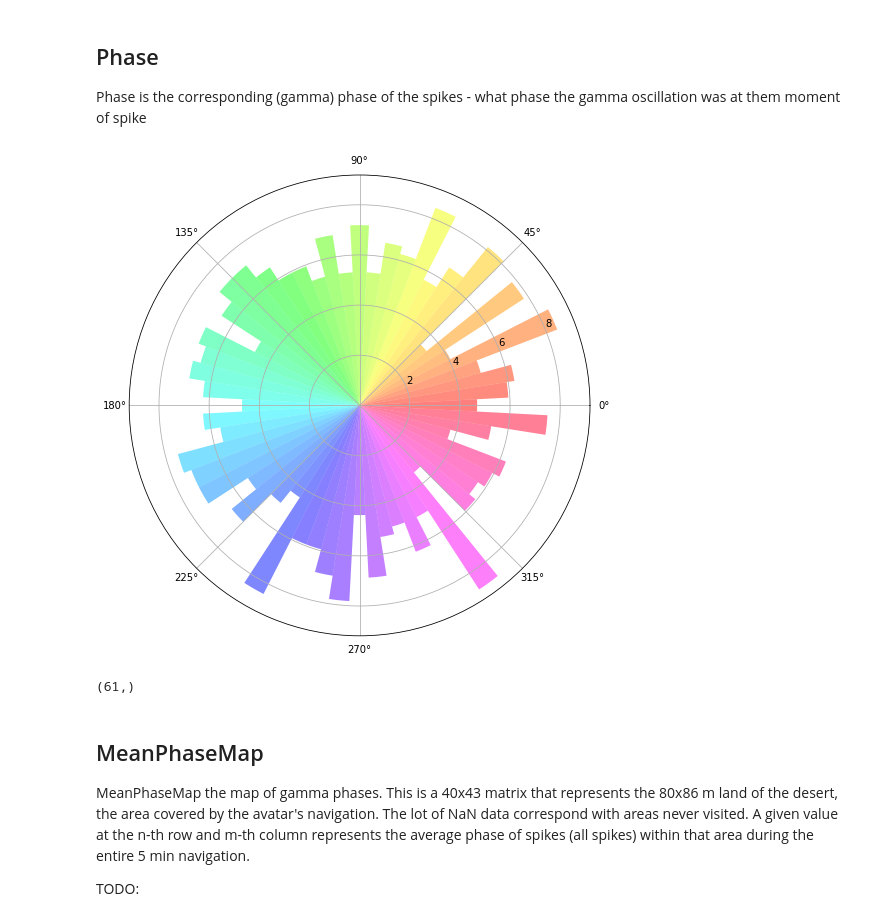
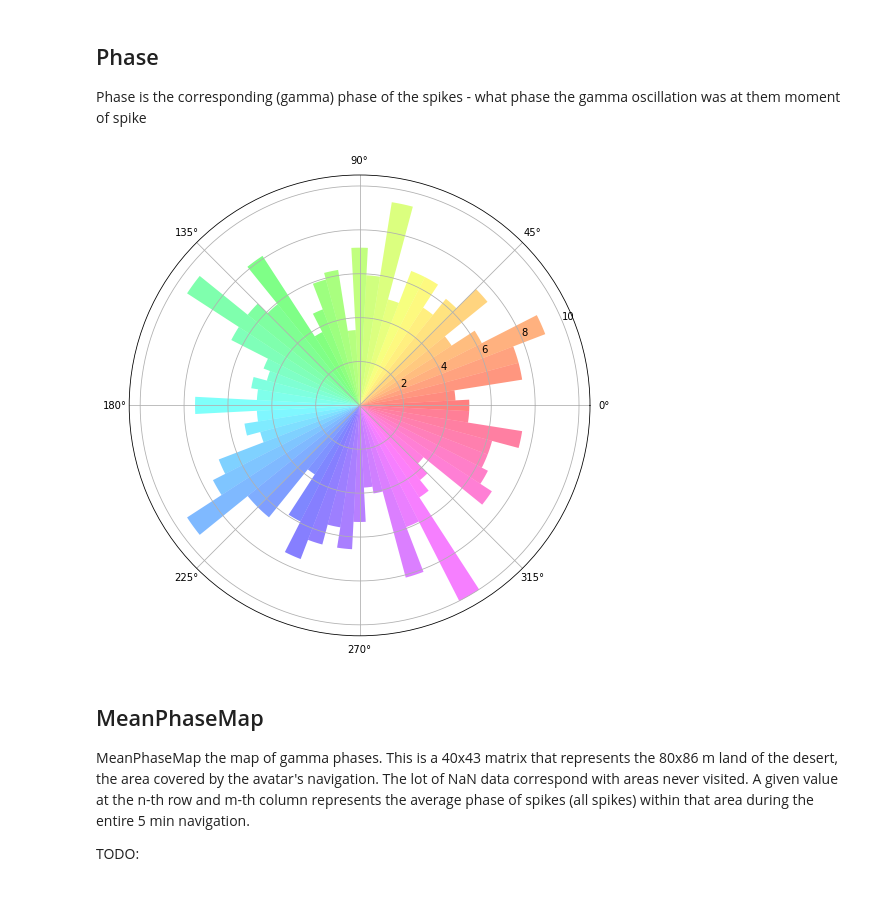
Before and after one commit to DanielHHowell/Grid-Cell, a Jupyter notebook: Grid Cell Phase Main.ipynb, the cells around one changed output. Cells and saved outputs as stored; diff of their text form; code cells hidden in the pictures.

```diff
--- a/Grid Cell Phase Main.ipynb
+++ b/Grid Cell Phase Main.ipynb
@@ -60,37 +60,32 @@ spkT.shape
 
 Phase is the corresponding (gamma) phase of the spikes - what phase the gamma oscillation was at them moment of spike
 # %%
-phase = np.loadtxt(dir+'Phase.csv',delimiter=',')
-#phase = np.random.rand(spkT.size)*6.28
+#phase = np.loadtxt(dir+'Phase.csv',delimiter=',')
+phase = np.random.rand(spkT.size)*6.28
 scaled_phase = phase-3.14
 
 phase_degrees = np.degrees(phase)
 sorted_phase = np.sort(phase_degrees)
 
 
 #Radial histogram of phase distribution
 fig = plt.figure(figsize=(8,8))
 ax = fig.add_axes([0.1, 0.1, 0.8, 0.8], polar=True)
 theta = np.radians(np.arange(0,366,6))
 
 inds = [np.where(sorted_phase<i)[0][-1] for i in np.arange(6,366,6)] #vectorize operation?
 b = np.split(sorted_phase,inds)
 radii = np.array([i.size/3.2 for i in b])
 
 width = np.radians(360/60)
 bars = ax.bar(theta, radii, width=width, bottom=0.0)
 for theta, bar in zip(theta, bars):
     bar.set_facecolor(plt.cm.hsv(theta/6.28))
     bar.set_alpha(0.5)
 
 plt.show()
 # %% [output]
-[figure, old version]
+[figure, new version]
-# %%
-theta = np.radians(np.arange(0,366,6))
-radii.shape
-# %% [output]
-(61,)
 # %% [markdown]
 ## MeanPhaseMap
 
```
Also changed, not shown: parts of 12 cells of this notebook.
